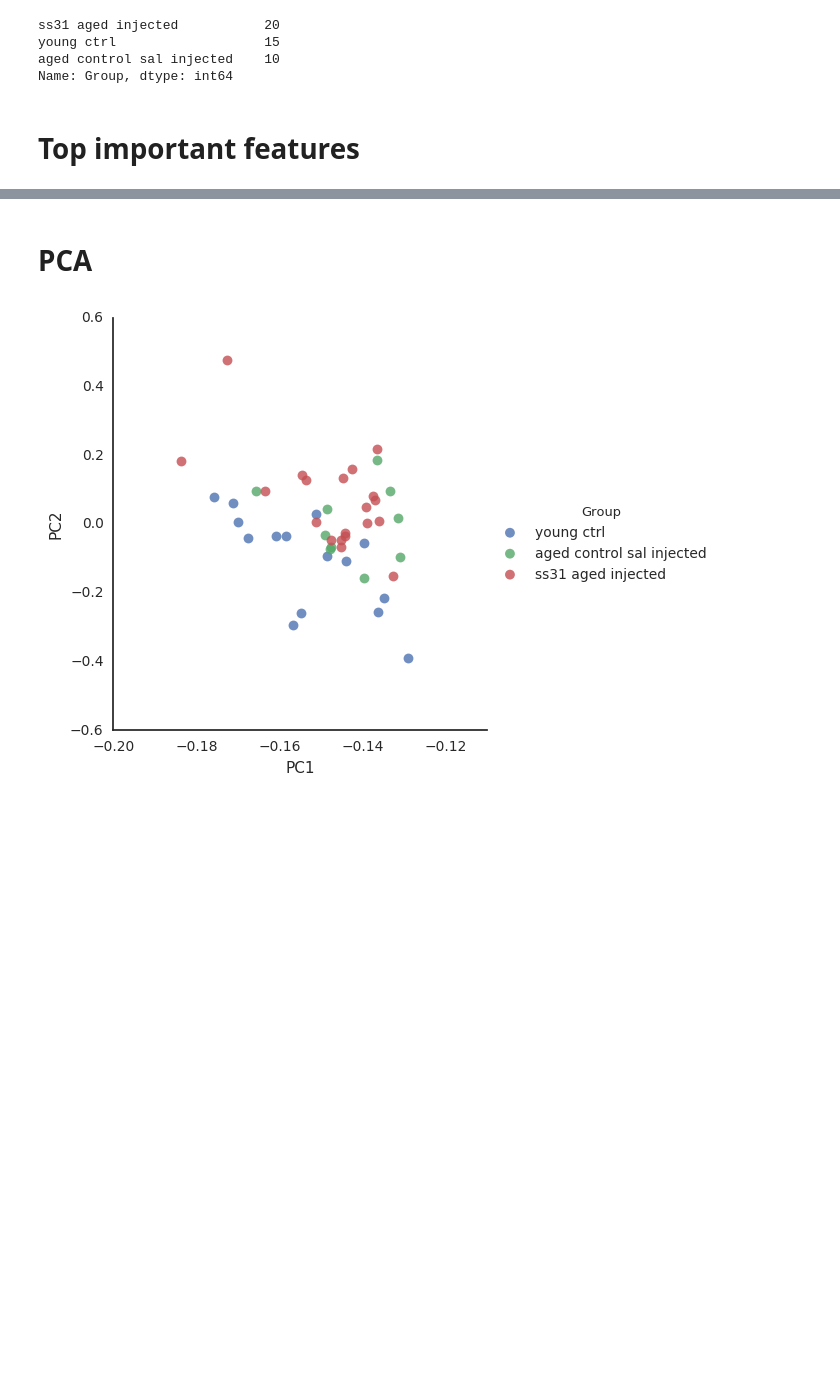
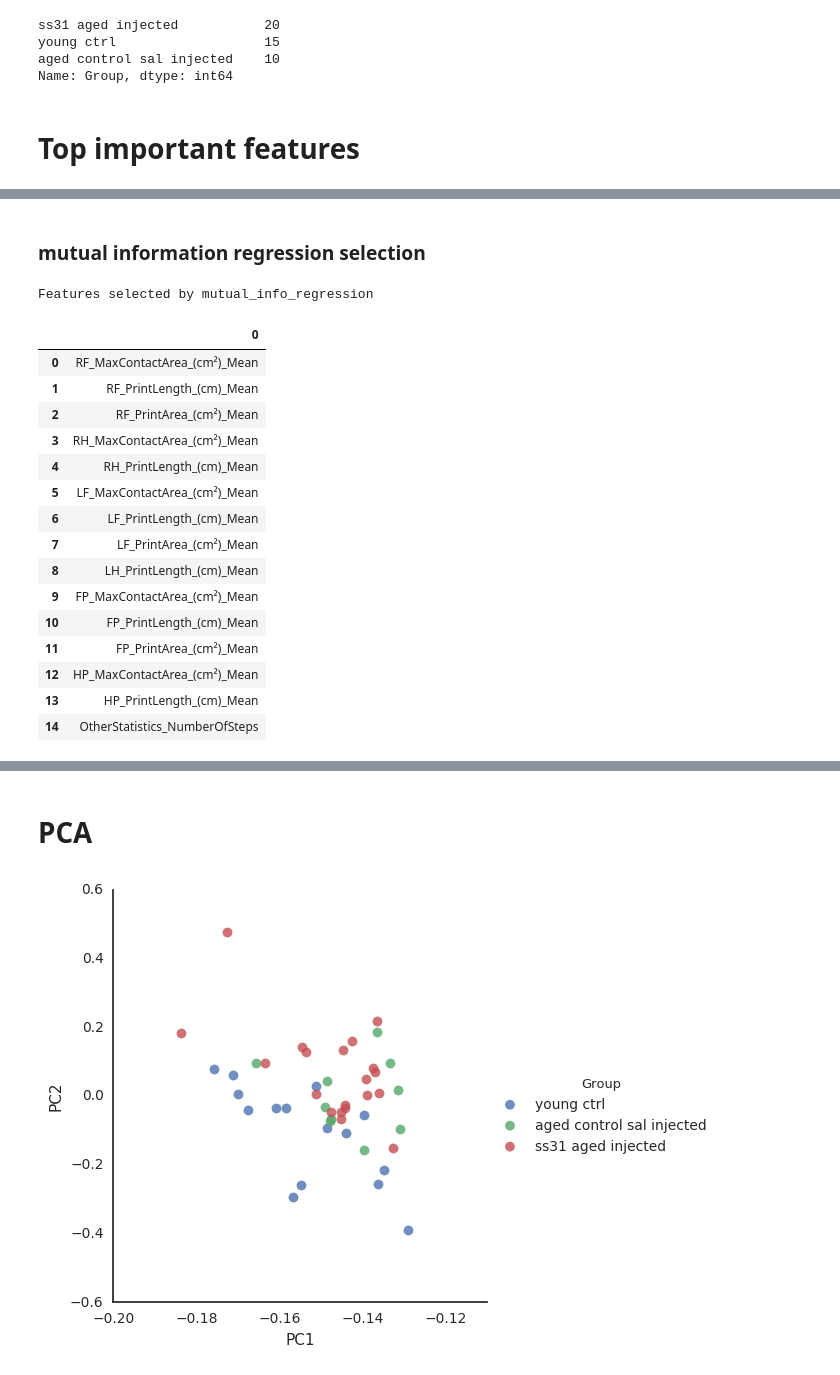
Before and after one commit to aperz/vacou, a Jupyter notebook: vacou.ipynb, the cells around one changed output, grey strips where cells are left out. Cells and saved outputs as stored; diff of their text form; code cells hidden in the pictures; blank space fills up the shorter version.

```diff
--- a/vacou.ipynb
+++ b/vacou.ipynb
@@ -105,0 +138,25 @@ pd.DataFrame(variances.sort_values(ascending=False)[:15], columns = ['variance (
+# %% [markdown]
+### mutual information regression selection
+# %%
+selected_m = sel_mi(normalize_pd(d, 0), md['vc'], k=15)
+# %%
+print("Features selected by mutual_info_regression")
+pd.DataFrame(selected_m.columns)
+# %% [output]
+Features selected by mutual_info_regression
+|  | 0 |
+| 0 | RF_MaxContactArea_(cm²)_Mean |
+| 1 | RF_PrintLength_(cm)_Mean |
+| 2 | RF_PrintArea_(cm²)_Mean |
+| 3 | RH_MaxContactArea_(cm²)_Mean |
+| 4 | RH_PrintLength_(cm)_Mean |
+| 5 | LF_MaxContactArea_(cm²)_Mean |
+| 6 | LF_PrintLength_(cm)_Mean |
+| 7 | LF_PrintArea_(cm²)_Mean |
+| 8 | LH_PrintLength_(cm)_Mean |
+| 9 | FP_MaxContactArea_(cm²)_Mean |
+| 10 | FP_PrintLength_(cm)_Mean |
+| 11 | FP_PrintArea_(cm²)_Mean |
+| 12 | HP_MaxContactArea_(cm²)_Mean |
+| 13 | HP_PrintLength_(cm)_Mean |
+| 14 | OtherStatistics_NumberOfSteps |
```
Also changed, not shown: parts of 21 cells of this notebook, 1 other file.
